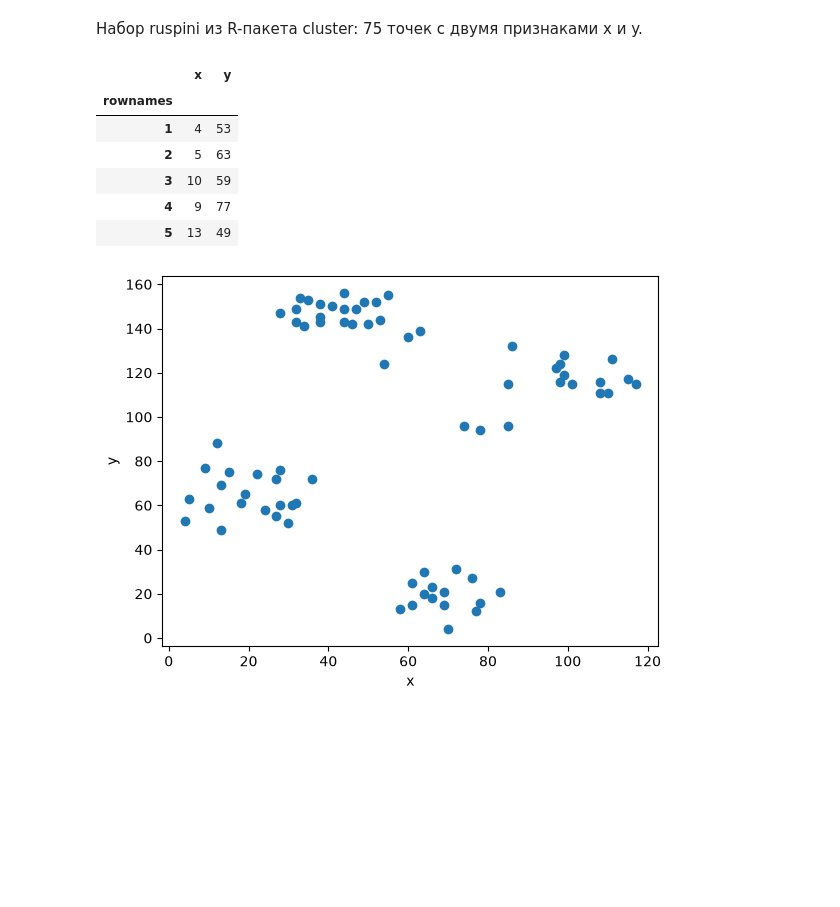
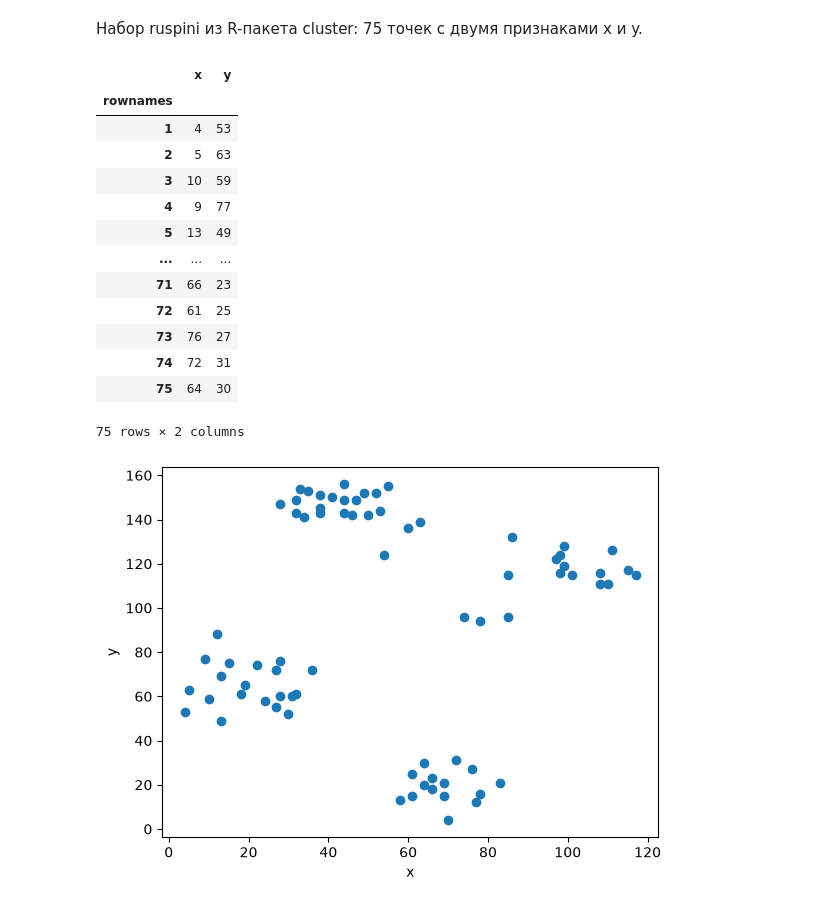
Before and after one commit to AnkoHub/MMAEP_labs, a Jupyter notebook: lab1_Rudenko.ipynb, the cells around one changed output. Saved outputs shown, nothing was run; the diff lists cells and outputs as text; code cells hidden in the pictures; blank space fills up the shorter version.

```diff
--- a/lab1_Rudenko.ipynb
+++ b/lab1_Rudenko.ipynb
@@ -106,15 +106,22 @@ plt.show()
 Набор ruspini из R-пакета cluster: 75 точек с двумя признаками x и y.
 # %%
 ruspini = pd.read_csv('https://vincentarelbundock.github.io/Rdatasets/csv/cluster/ruspini.csv', index_col=0)
-ruspini.head()
+ruspini
 # %% [output]
 |  | x | y |
 | rownames |  |  |
 | 1 | 4 | 53 |
 | 2 | 5 | 63 |
 | 3 | 10 | 59 |
 | 4 | 9 | 77 |
 | 5 | 13 | 49 |
+| ... | ... | ... |
+| 71 | 66 | 23 |
+| 72 | 61 | 25 |
+| 73 | 76 | 27 |
+| 74 | 72 | 31 |
+| 75 | 64 | 30 |
+75 rows × 2 columns
 # %%
 plt.scatter(ruspini['x'], ruspini['y'])
 plt.xlabel('x')
```
Also changed, not shown: parts of 33 cells of this notebook, 5 other files.
